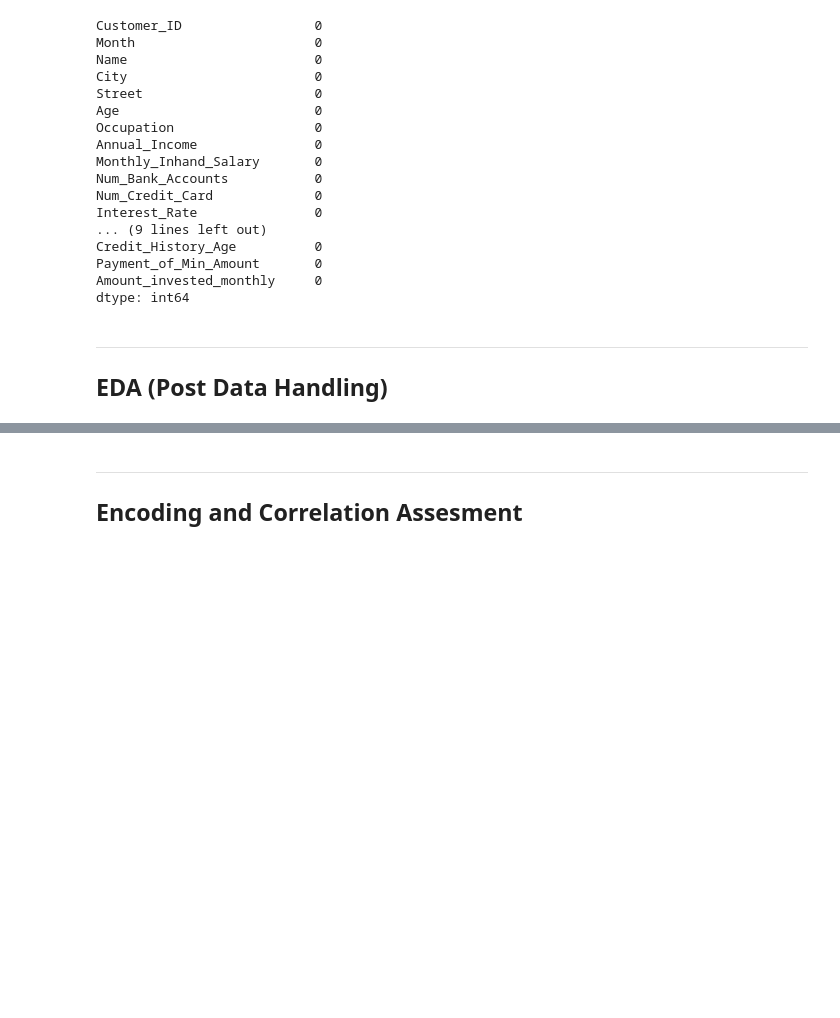
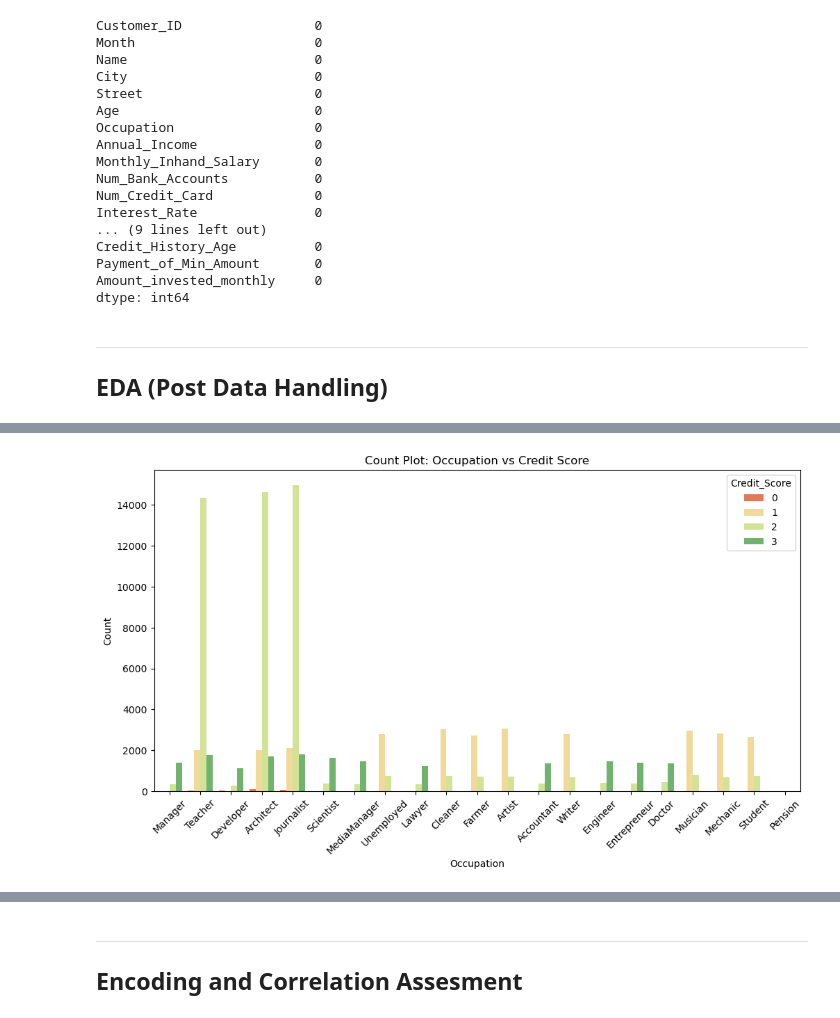
Before and after one commit to Chargent/Credit-Score-Prediction, a Jupyter notebook: main.ipynb, the cells around one changed output, grey strips where cells are left out. Cells and saved outputs as stored; diff of their text form; code cells hidden in the pictures; blank space fills up the shorter version.

```diff
--- a/main.ipynb
+++ b/main.ipynb
@@ -1205,0 +1262,11 @@ dtype: int64
+# %%
+# Create a countplot of 'Credit_Score' by 'Occupation'
+plt.figure(figsize=(12, 6))
+sns.countplot(data=merged_df, x='Occupation', hue='Credit_Score', palette=colors)
+plt.title('Count Plot: Occupation vs Credit Score')
+plt.xlabel('Occupation')
+plt.ylabel('Count')
+plt.xticks(rotation=45)
+plt.show()
+# %% [output]
+[figure, added]
```
Also changed, not shown: parts of 7 cells of this notebook.
